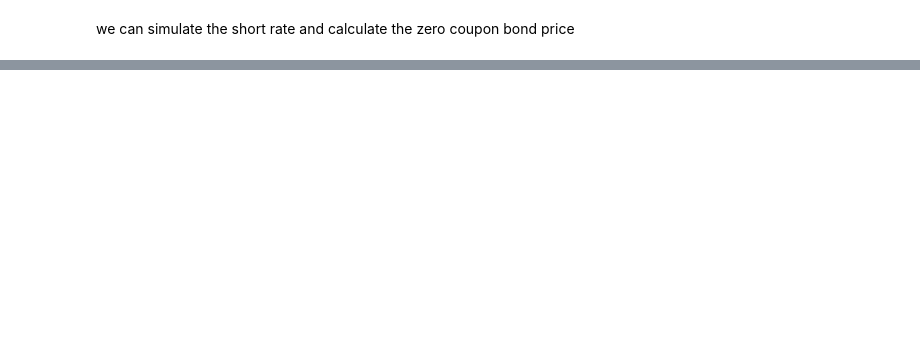
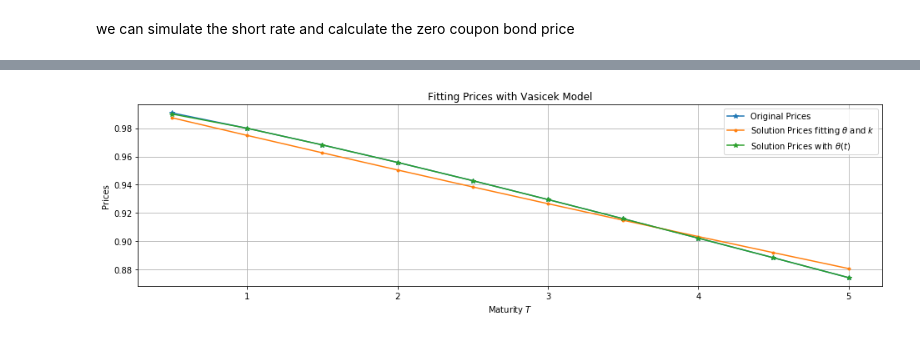
Before and after one commit to dpicone1/Vasicek_CIR_HoLee_HullWhite_Models_Python, a Jupyter notebook: Vasicek_and_Cox_Ingersoll_Ross_Models_in_Python.ipynb, the cells around one changed output, grey strips where cells are left out. Drawn from its saved outputs; the diff is of its cells as text; code cells hidden in the pictures; blank space fills up the shorter version.

```diff
--- a/Vasicek_and_Cox_Ingersoll_Ross_Models_in_Python.ipynb
+++ b/Vasicek_and_Cox_Ingersoll_Ross_Models_in_Python.ipynb
@@ -332,0 +415,5 @@ print(vasicek.Exact_zcb(tau))
+# %%
+print(vasicek.Exact_zcb(0,1))
+print(vasicek.SpotRate(0, 1))
+for i in [0.5,1,1.5,2]:
+    print(vasicek.SpotRate(0, i))
@@ -412,0 +764,5 @@ cir.PlotEulerSim("CIR: Simulations" )
+# %%
+import pandas as pd
+zeros = pd.read_csv("zeros.csv")
+print(zeros)
+#print(zeros["Time"])
@@ -412,0 +781,10 @@ cir.PlotEulerSim("CIR: Simulations" )
+# %%
+r0    = 0.05 # current level of rates
+kappa = 0.0  # speed of convergence
+theta = 0.02 # long term rate
+sigma = 0.021 # vol
+tau   = 5    # maturity of the ZCB
+
+fitVasicek = Fitting_Vasicek(theta, kappa, sigma,r0,zeros["Time"], zeros["Prices"])
+fitVasicek.solve()
+print(fitVasicek.printResult())
@@ -412,0 +805,2 @@ cir.PlotEulerSim("CIR: Simulations" )
+# %%
+fitVasicek.theta = 0.02 # long term rate
@@ -412,0 +828,15 @@ cir.PlotEulerSim("CIR: Simulations" )
+# %%
+plt.figure(figsize=(16,4))
+
+plt.plot(fitVasicek.df.Times, fitVasicek.df.ImputPrices, marker='*',    label = "Original Prices")
+plt.plot(fitVasicek.df.Times, fitVasicek.df.SolutionPrices, marker='.', label = r"Solution Prices fitting $\theta$ and $k$")
+plt.plot(fitVasicek.df.Times, fitVasicek.df.SolPricesKappa, marker='*', label = r"Solution Prices with $\theta(t)$")
+plt.xlabel(r'Maturity $T$ ')
+plt.title(r'Fitting Prices with Vasicek Model')
+plt.grid(True)
+plt.legend()
+plt.ylabel('Prices')
+
+plt.show()
+# %% [output]
+[figure, added]
```
Also changed, not shown: parts of 65 cells of this notebook, 4 other files.
